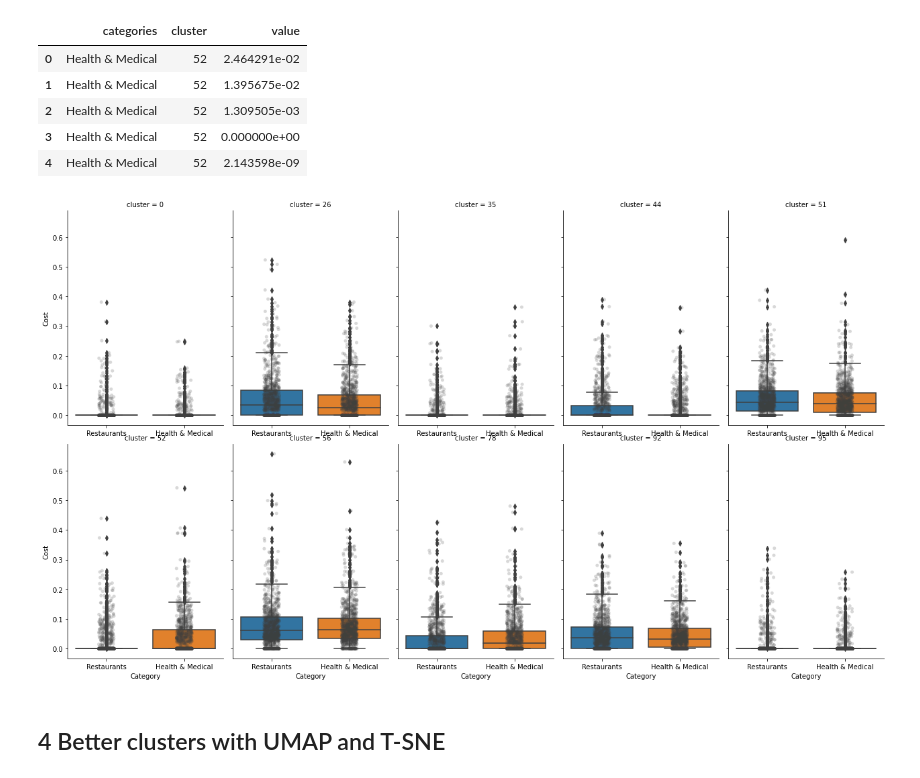
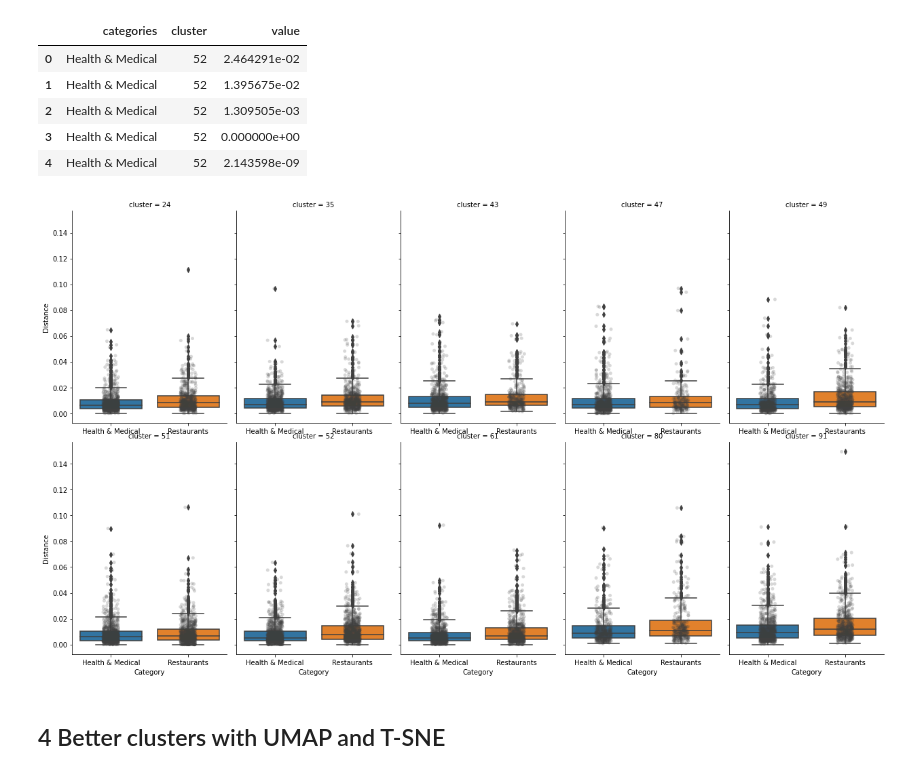
Before and after one commit to maybemkl/wmdecompose, a Jupyter notebook: paper/notebooks/Yelp_example.ipynb, the cells around one changed output. Cells and saved outputs as stored; diff of their text form; code cells hidden in the pictures.

```diff
--- a/paper/notebooks/Yelp_example.ipynb
+++ b/paper/notebooks/Yelp_example.ipynb
@@ -1045,7 +1043,7 @@ source_costs_long = source_costs_long[source_costs_long.value != 0]
 g = sns.catplot(x="categories",
                 y="value",
                 col="cluster",
-                data=source_costs_long,
+                data=source_dists_long,
                 kind="box",
                 height=5,
                 aspect=.7,
@@ -1062,14 +1060,14 @@ for ax in g.axes.flatten():
 # %% [output]
 [figure]
 # %%
-sink_costs = pd.DataFrame(wmd_pairs_flow.sink_feat)
-sink_costs.index = [p[1] for p in pairs]
-sink_costs = sink_costs.sort_index()
-sink_costs = sink_costs[c2.columns]
-sink_costs['categories'] = sample[2000:4000].categories.tolist()
+sink_dists = pd.DataFrame(wmd_pairs_flow.sink_feat)
+sink_dists.index = [p[1] for p in pairs]
+sink_dists = sink_dists.sort_index()
+sink_dists = sink_dists[c2.columns]
+sink_dists['categories'] = sample[2000:4000].categories.tolist()
 # %%
-sink_costs_long = pd.melt(sink_costs, id_vars=['categories']).rename(columns={"variable":"cluster"})
-sink_costs_long.head()
+sink_dists_long = pd.melt(sink_dists, id_vars=['categories']).rename(columns={"variable":"cluster"})
+sink_dists_long.head()
 # %% [output]
 |  | categories | cluster | value |
 | 0 | Health & Medical | 52 | 2.464291e-02 |
@@ -1082,23 +1078,25 @@ sink_costs_long = sink_costs_long[sink_costs_long.value != 0]
+# %%
+sink_dists_long = sink_dists_long[sink_dists_long.value != 0]
 # %%
 g = sns.catplot(x="categories",
                 y="value",
                 col="cluster",
-                data=sink_costs_long,
+                data=sink_dists_long,
                 kind="box",
                 height=5,
                 aspect=.7,
                 col_wrap=5,
                 margin_titles=True);
 g.map_dataframe(sns.stripplot,
                 x="categories",
                 y="value",
                 palette=["#404040"],
                 alpha=0.2, dodge=True)
 g.set_axis_labels("Category", "Distance")
 for ax in g.axes.flatten():
     ax.tick_params(labelbottom=True)
 # %% [output]
-[figure, old version]
+[figure, new version]
 # %% [markdown]
 ## 4 Better clusters with UMAP and T-SNE
 # %% [markdown]
```
Also changed, not shown: parts of 18 cells of this notebook, 1 other file.
